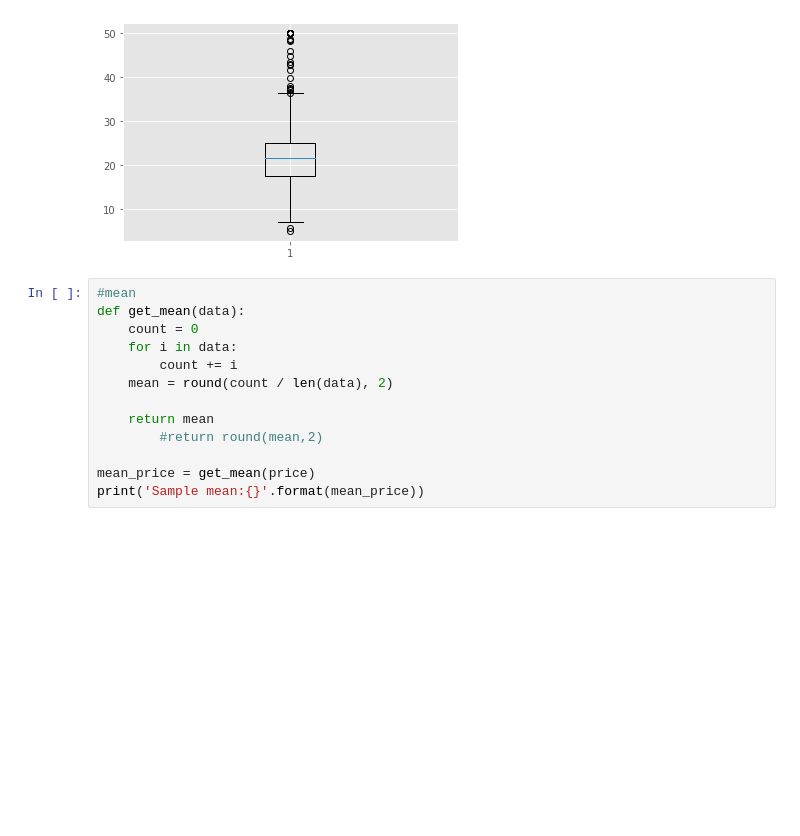
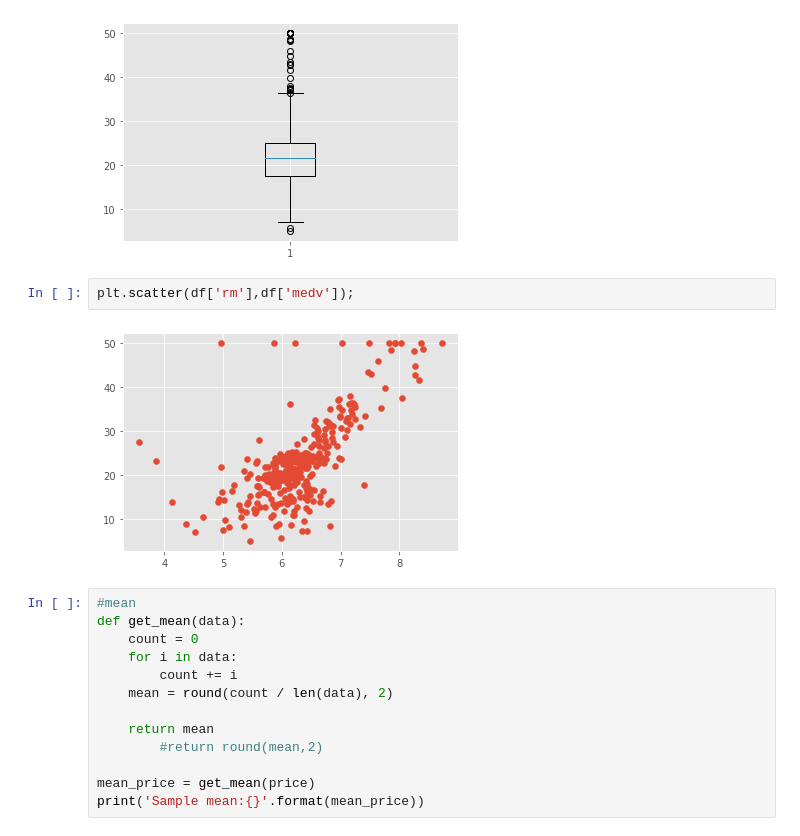
Before and after one commit to torresdavr/dsc-project-eda-with-pandas-online-ds-pt-100719, a Jupyter notebook: index.ipynb, the cells around one changed output. Saved outputs shown, nothing was run; the diff lists cells and outputs as text; blank space fills up the shorter version.

```diff
--- a/index.ipynb
+++ b/index.ipynb
@@ -593,6 +593,10 @@ plt.hist(price, bins=5);
 plt.boxplot(price);
 # %% [output]
 [figure]
+# %%
+plt.scatter(df['rm'],df['medv']);
+# %% [output]
+[figure, added]
 # %%
 #mean
 def get_mean(data):
```
Also changed, not shown: parts of 6 cells of this notebook.
